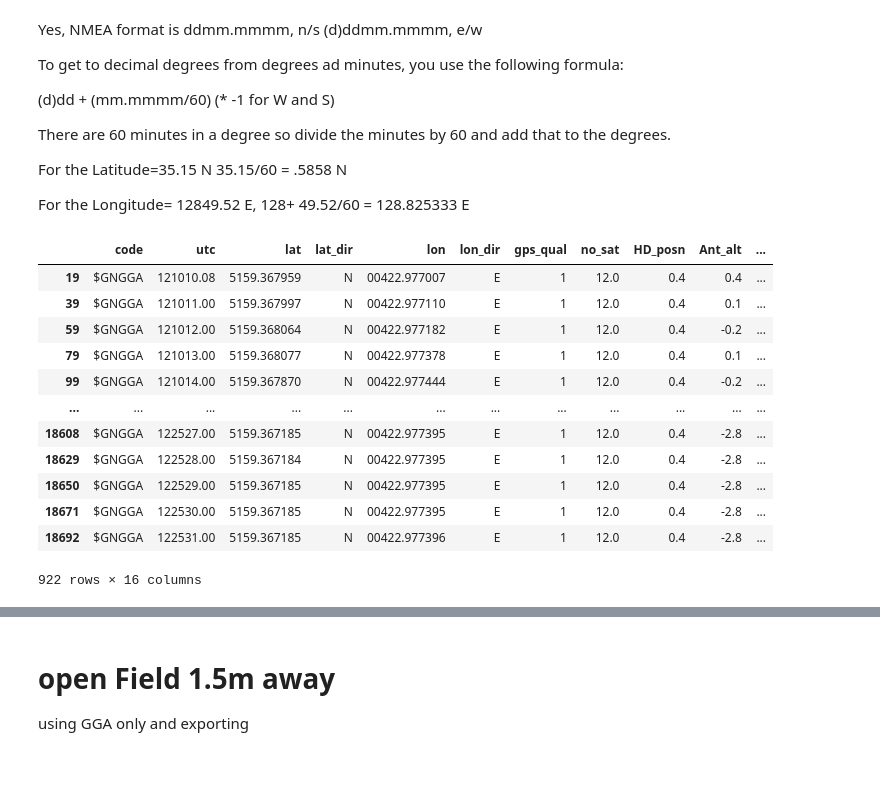
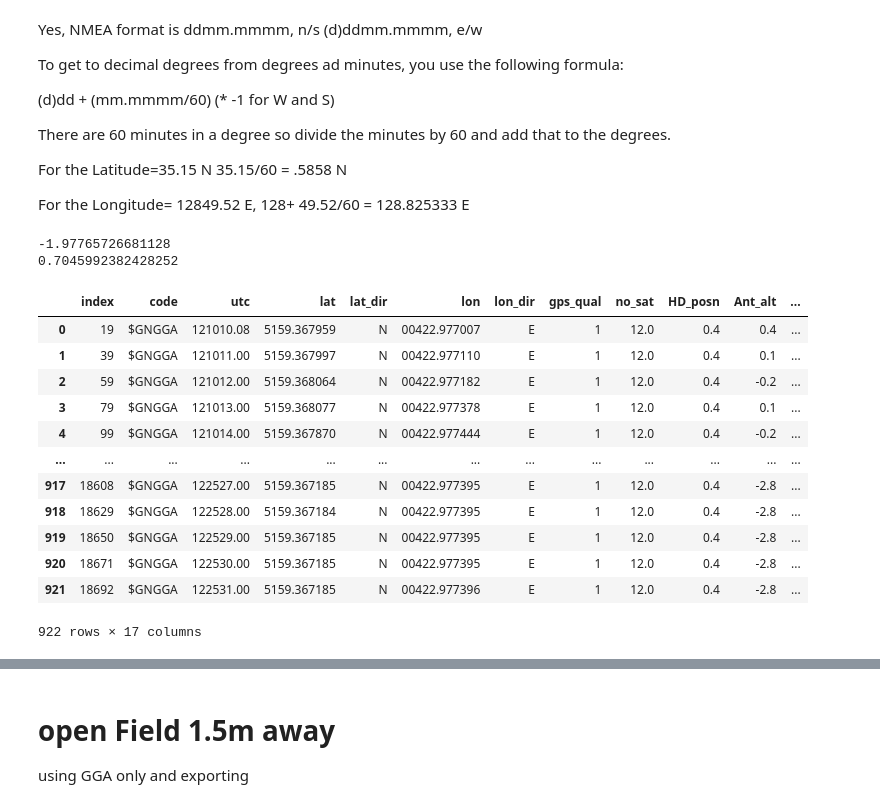
Before and after one commit to pratyush1611/geo1003_position, a Jupyter notebook: asg2.ipynb, the cells around one changed output, grey strips where cells are left out. Drawn from its saved outputs; the diff is of its cells as text; code cells hidden in the pictures; blank space fills up the shorter version.

Commit message:
add tables for the report

```diff
--- a/asg2.ipynb
+++ b/asg2.ipynb
@@ -213,33 +239,38 @@ def make_lat(lat): # ddmm.mmmm, n/s
 # %%
 colnm = ['code','1','2','3','4','5','6','7','8','9','10','11','12','13','14','15','16','17','18','19','20']
 dfopenf1 = pd.read_csv("openField1.txt" ,names=colnm ,  header=None )
 
 
 gga = dfopenf1[ (dfopenf1['code']=='$GNGGA') ]
 
 gga = gga[['code','1','2','3','4','5','6','7','8','9','10','11','12','14']]
 
 gga.columns = ['code','utc','lat','lat_dir','lon','lon_dir','gps_qual','no_sat',
                 'HD_posn', 'Ant_alt','ant_alt_unit','goid_sep','geod_sep_unit', 'checksum']
 
 gga['lat_wgs84'] = gga.lat.apply(make_lat)
 gga['lon_wgs84'] = gga.lon.apply(make_lat)
-gga.to_csv('./csv/redo_latlon/gga_open_1.csv')
+gga.to_csv('./csv/dan/gga_open_1.csv' ,  encoding="utf-8")
+gga.reset_index(inplace=True)
+print(gga.Ant_alt.apply(lambda x : float(x)).mean())
+print(gga.Ant_alt.apply(lambda x : float(x)).std())
 gga
 # %% [output]
+-1.97765726681128
+0.7045992382428252
-|  | code | utc | lat | lat_dir | lon | lon_dir | gps_qual | no_sat | HD_posn | Ant_alt | ... |
-| 19 | $GNGGA | 121010.08 | 5159.367959 | N | 00422.977007 | E | 1 | 12.0 | 0.4 | 0.4 | ... |
-| 39 | $GNGGA | 121011.00 | 5159.367997 | N | 00422.977110 | E | 1 | 12.0 | 0.4 | 0.1 | ... |
-| 59 | $GNGGA | 121012.00 | 5159.368064 | N | 00422.977182 | E | 1 | 12.0 | 0.4 | -0.2 | ... |
-| 79 | $GNGGA | 121013.00 | 5159.368077 | N | 00422.977378 | E | 1 | 12.0 | 0.4 | 0.1 | ... |
-| 99 | $GNGGA | 121014.00 | 5159.367870 | N | 00422.977444 | E | 1 | 12.0 | 0.4 | -0.2 | ... |
-| ... | ... | ... | ... | ... | ... | ... | ... | ... | ... | ... | ... |
-| 18608 | $GNGGA | 122527.00 | 5159.367185 | N | 00422.977395 | E | 1 | 12.0 | 0.4 | -2.8 | ... |
-| 18629 | $GNGGA | 122528.00 | 5159.367184 | N | 00422.977395 | E | 1 | 12.0 | 0.4 | -2.8 | ... |
-| 18650 | $GNGGA | 122529.00 | 5159.367185 | N | 00422.977395 | E | 1 | 12.0 | 0.4 | -2.8 | ... |
-| 18671 | $GNGGA | 122530.00 | 5159.367185 | N | 00422.977395 | E | 1 | 12.0 | 0.4 | -2.8 | ... |
-| 18692 | $GNGGA | 122531.00 | 5159.367185 | N | 00422.977396 | E | 1 | 12.0 | 0.4 | -2.8 | ... |
+|  | index | code | utc | lat | lat_dir | lon | lon_dir | gps_qual | no_sat | HD_posn | Ant_alt | ... |
+| 0 | 19 | $GNGGA | 121010.08 | 5159.367959 | N | 00422.977007 | E | 1 | 12.0 | 0.4 | 0.4 | ... |
+| 1 | 39 | $GNGGA | 121011.00 | 5159.367997 | N | 00422.977110 | E | 1 | 12.0 | 0.4 | 0.1 | ... |
+| 2 | 59 | $GNGGA | 121012.00 | 5159.368064 | N | 00422.977182 | E | 1 | 12.0 | 0.4 | -0.2 | ... |
+| 3 | 79 | $GNGGA | 121013.00 | 5159.368077 | N | 00422.977378 | E | 1 | 12.0 | 0.4 | 0.1 | ... |
+| 4 | 99 | $GNGGA | 121014.00 | 5159.367870 | N | 00422.977444 | E | 1 | 12.0 | 0.4 | -0.2 | ... |
+| ... | ... | ... | ... | ... | ... | ... | ... | ... | ... | ... | ... | ... |
+| 917 | 18608 | $GNGGA | 122527.00 | 5159.367185 | N | 00422.977395 | E | 1 | 12.0 | 0.4 | -2.8 | ... |
+| 918 | 18629 | $GNGGA | 122528.00 | 5159.367184 | N | 00422.977395 | E | 1 | 12.0 | 0.4 | -2.8 | ... |
+| 919 | 18650 | $GNGGA | 122529.00 | 5159.367185 | N | 00422.977395 | E | 1 | 12.0 | 0.4 | -2.8 | ... |
+| 920 | 18671 | $GNGGA | 122530.00 | 5159.367185 | N | 00422.977395 | E | 1 | 12.0 | 0.4 | -2.8 | ... |
+| 921 | 18692 | $GNGGA | 122531.00 | 5159.367185 | N | 00422.977396 | E | 1 | 12.0 | 0.4 | -2.8 | ... |
-922 rows × 16 columns
+922 rows × 17 columns
 # %%
 plt.figure(figsize=(20,20))
 sns.scatterplot(gga.lon, gga.lat)
```
Also changed, not shown: parts of 13 cells of this notebook.
